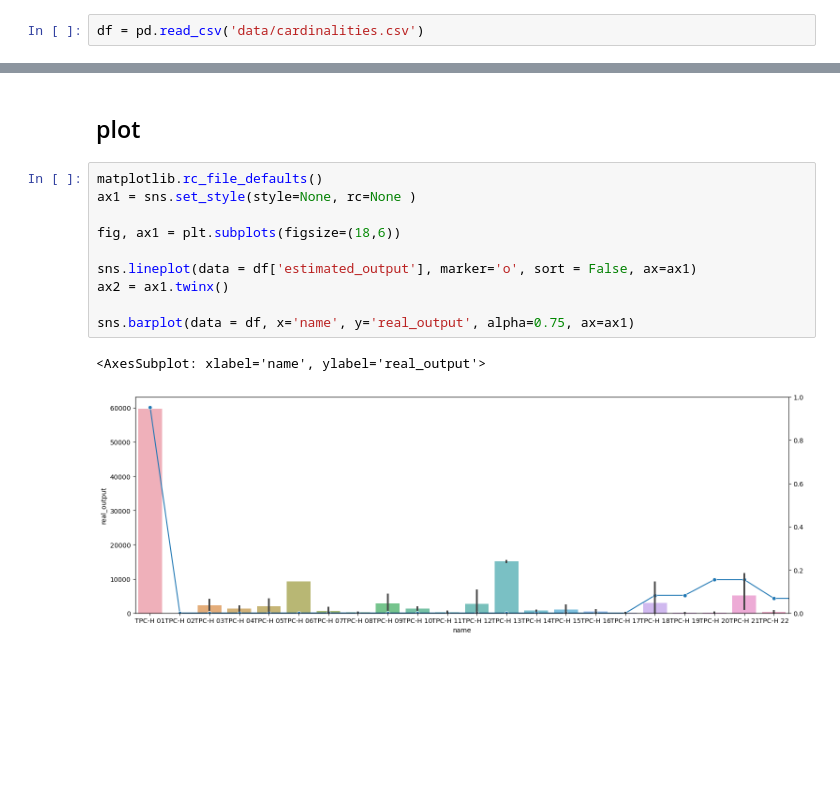
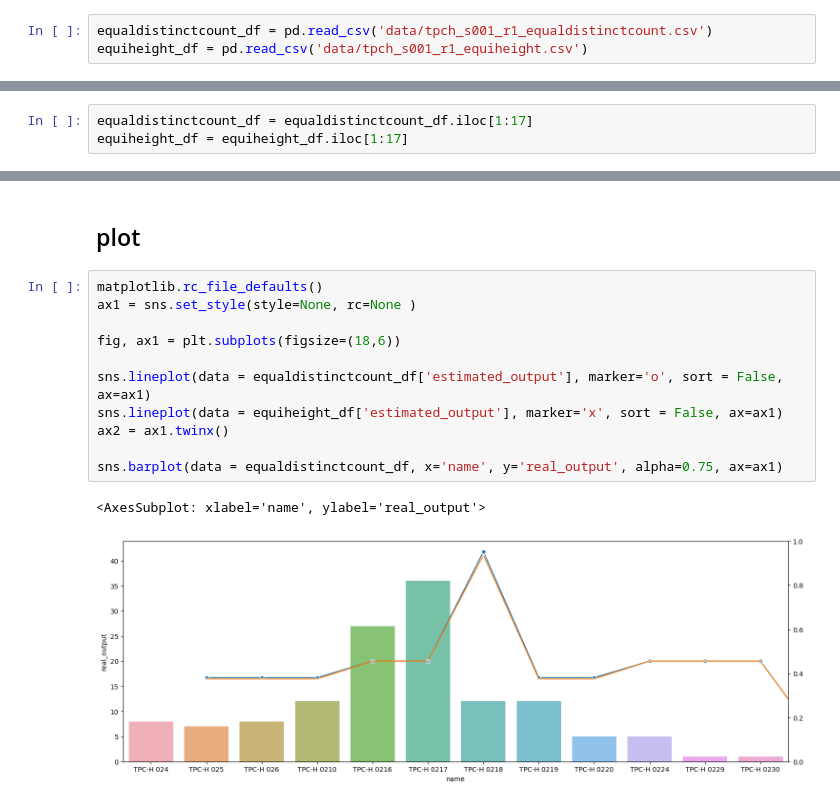
Before and after one commit to rrcomtech/hyrise-histograms, a Jupyter notebook: jupyter/visualize_cardinalities.ipynb, the cells around one changed output, grey strips where cells are left out. Cells and saved outputs as stored; diff of their text form; blank space fills up the shorter version.

```diff
--- a/jupyter/visualize_cardinalities.ipynb
+++ b/jupyter/visualize_cardinalities.ipynb
@@ -11,4 +11,5 @@ import matplotlib.pyplot as plt
 # %% [markdown]
 ## load data
 # %%
-df = pd.read_csv('data/cardinalities.csv')
+equaldistinctcount_df = pd.read_csv('data/tpch_s001_r1_equaldistinctcount.csv')
+equiheight_df = pd.read_csv('data/tpch_s001_r1_equiheight.csv')
@@ -41,0 +42,3 @@ for index, row in df.iterrows():
+# %%
+equaldistinctcount_df = equaldistinctcount_df.iloc[1:17]
+equiheight_df = equiheight_df.iloc[1:17]
@@ -44,13 +87,14 @@ for index, row in df.iterrows():
 # %%
 matplotlib.rc_file_defaults()
 ax1 = sns.set_style(style=None, rc=None )
 
 fig, ax1 = plt.subplots(figsize=(18,6))
 
-sns.lineplot(data = df['estimated_output'], marker='o', sort = False, ax=ax1)
+sns.lineplot(data = equaldistinctcount_df['estimated_output'], marker='o', sort = False, ax=ax1)
+sns.lineplot(data = equiheight_df['estimated_output'], marker='x', sort = False, ax=ax1)
 ax2 = ax1.twinx()
 
-sns.barplot(data = df, x='name', y='real_output', alpha=0.75, ax=ax1)
+sns.barplot(data = equaldistinctcount_df, x='name', y='real_output', alpha=0.75, ax=ax1)
 # %% [output]
 <AxesSubplot: xlabel='name', ylabel='real_output'>
-[figure, old version]
+[figure, new version]
```
Also changed, not shown: parts of 8 cells of this notebook.
